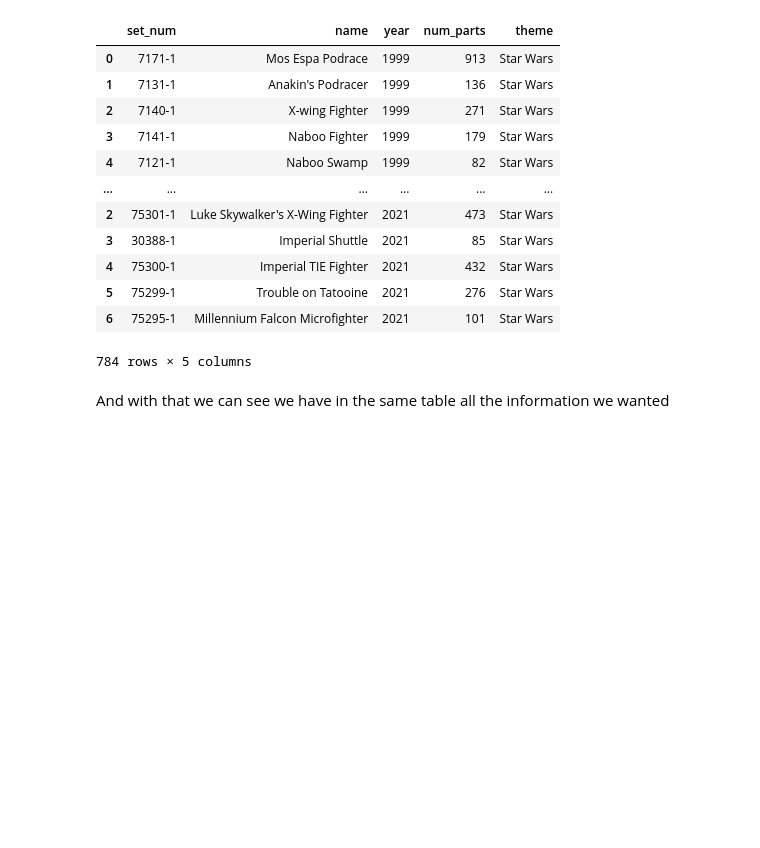
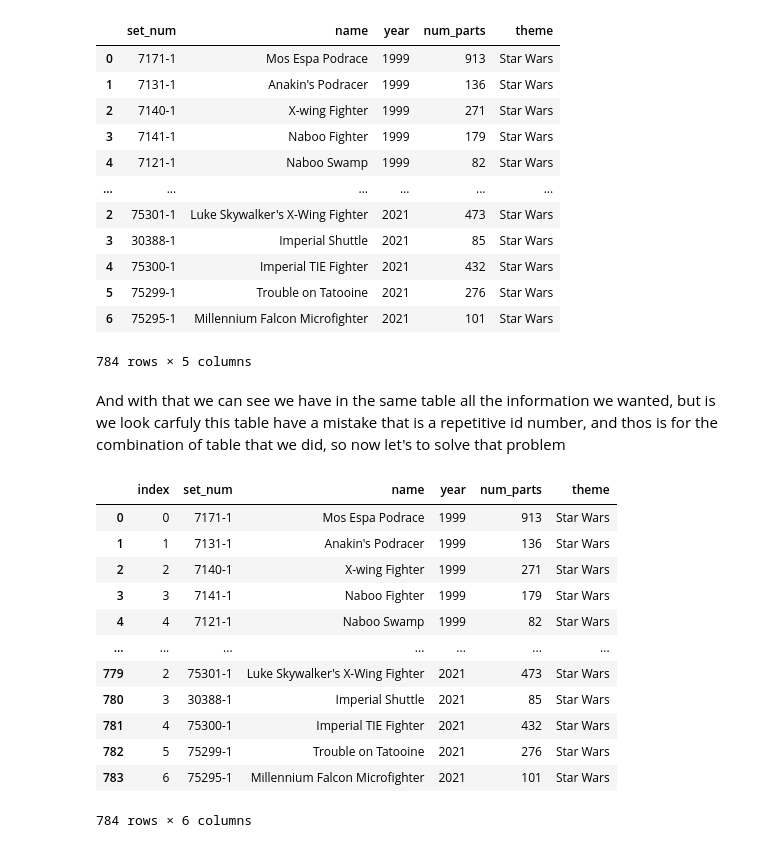
Before and after one commit to oscardbocanegra/udemy, a Jupyter notebook: analisis_datos/merging_dataframes.ipynb, the cells around one changed output. Cells and saved outputs as stored; diff of their text form; code cells hidden in the pictures; blank space fills up the shorter version.

```diff
--- a/analisis_datos/merging_dataframes.ipynb
+++ b/analisis_datos/merging_dataframes.ipynb
@@ -85,4 +85,21 @@ total_sets
 | 6 | 75295-1 | Millennium Falcon Microfighter | 2021 | 101 | Star Wars |
 784 rows × 5 columns
 # %% [markdown]
-And with that we can see we have in the same table all the information we wanted
+And with that we can see we have in the same table all the information we wanted, but is we look carfuly this table have a mistake that is a repetitive id number, and thos is for the combination of table that we did, so now let's to solve that problem
+# %%
+#we can solve this problem with a .reset_index
+total_sets.reset_index()
+# %% [output]
+|  | index | set_num | name | year | num_parts | theme |
+| 0 | 0 | 7171-1 | Mos Espa Podrace | 1999 | 913 | Star Wars |
+| 1 | 1 | 7131-1 | Anakin's Podracer | 1999 | 136 | Star Wars |
+| 2 | 2 | 7140-1 | X-wing Fighter | 1999 | 271 | Star Wars |
+| 3 | 3 | 7141-1 | Naboo Fighter | 1999 | 179 | Star Wars |
+| 4 | 4 | 7121-1 | Naboo Swamp | 1999 | 82 | Star Wars |
+| ... | ... | ... | ... | ... | ... | ... |
+| 779 | 2 | 75301-1 | Luke Skywalker's X-Wing Fighter | 2021 | 473 | Star Wars |
+| 780 | 3 | 30388-1 | Imperial Shuttle | 2021 | 85 | Star Wars |
+| 781 | 4 | 75300-1 | Imperial TIE Fighter | 2021 | 432 | Star Wars |
+| 782 | 5 | 75299-1 | Trouble on Tatooine | 2021 | 276 | Star Wars |
+| 783 | 6 | 75295-1 | Millennium Falcon Microfighter | 2021 | 101 | Star Wars |
+784 rows × 6 columns
```
Also changed, not shown: parts of 5 cells of this notebook.
